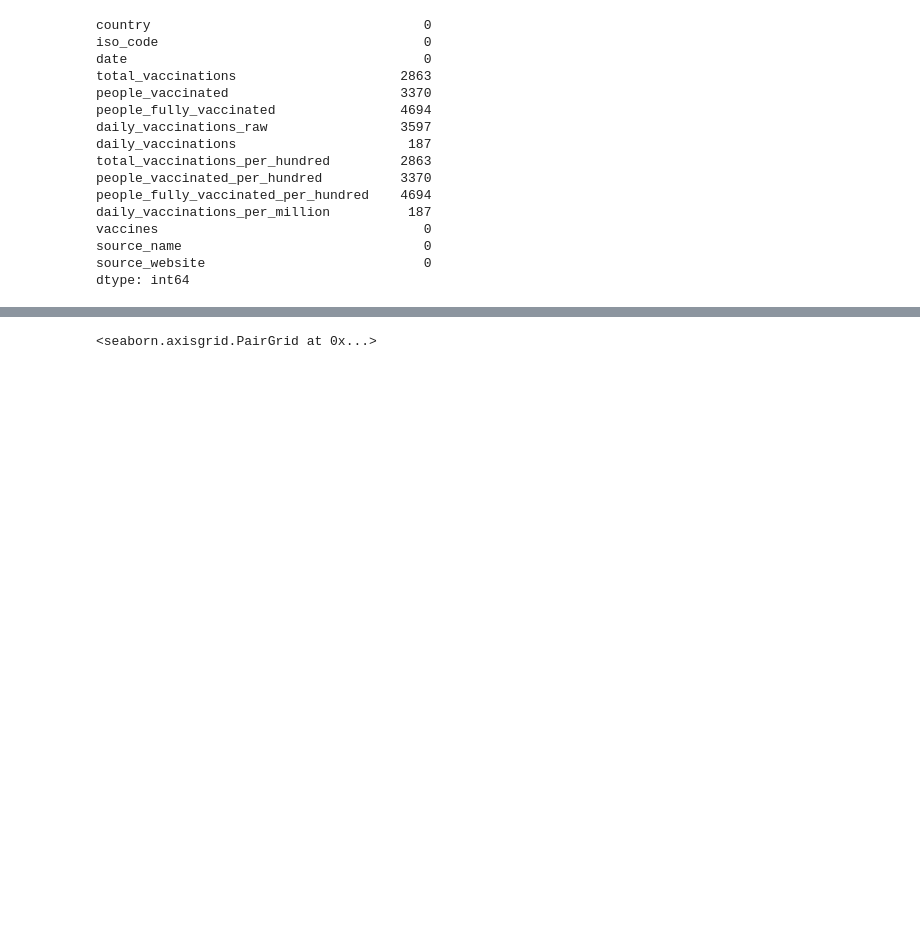
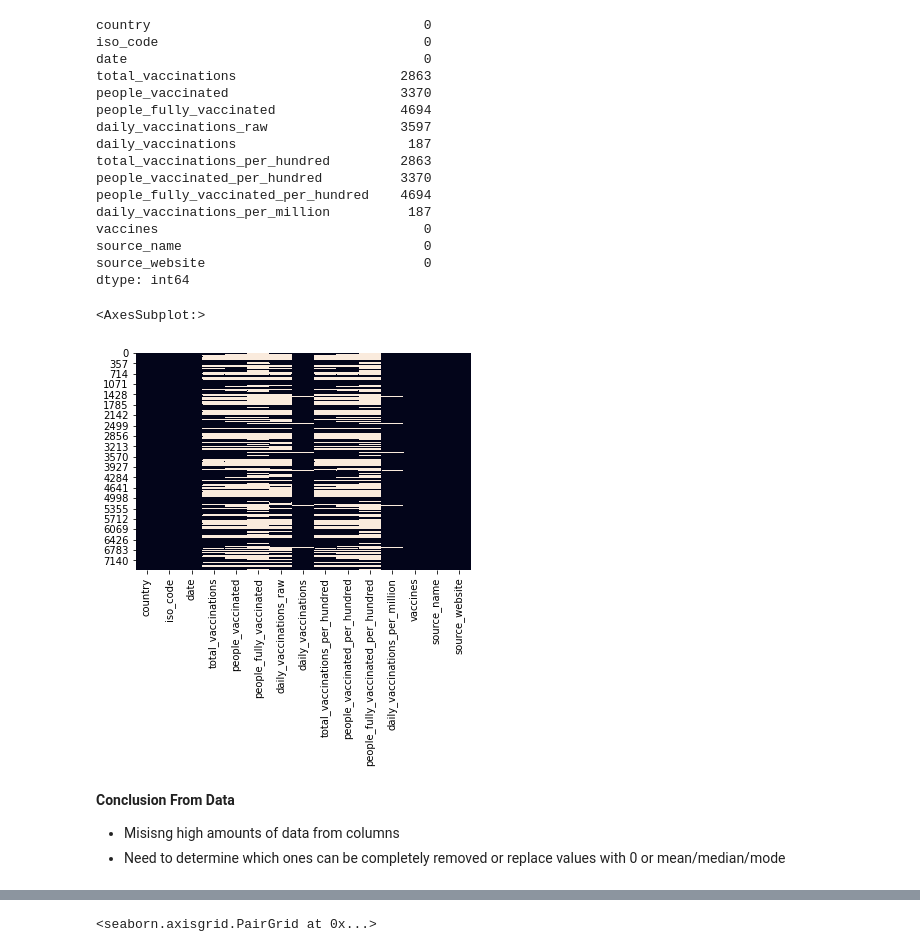
Before and after one commit to HunterKane/Covid-19-Vaccination-Progress-Analysis-, a Jupyter notebook: Covid-19 Vaccinated Countries Analysis .ipynb, the cells around one changed output, grey strips where cells are left out. Saved outputs shown, nothing was run; the diff lists cells and outputs as text; code cells hidden in the pictures; blank space fills up the shorter version.

Commit message:
Updated Data
- Data cleaning started: missing values are high in 9 columns.

```diff
--- a/Covid-19 Vaccinated Countries Analysis .ipynb
+++ b/Covid-19 Vaccinated Countries Analysis .ipynb
@@ -88,3 +93,14 @@ vaccines                                  0
 source_name                               0
 source_website                            0
 dtype: int64
+# %%
+sns.heatmap(covid_df.isnull(), cbar=False)
+# %% [output]
+<AxesSubplot:>
+[figure, added]
+# %% [markdown]
+__Conclusion From Data__
+
+
+- Misisng high amounts of data from columns
+- Need to determine which ones can be completely removed or replace values with 0 or mean/median/mode
```
Also changed, not shown: parts of 5 cells of this notebook.
